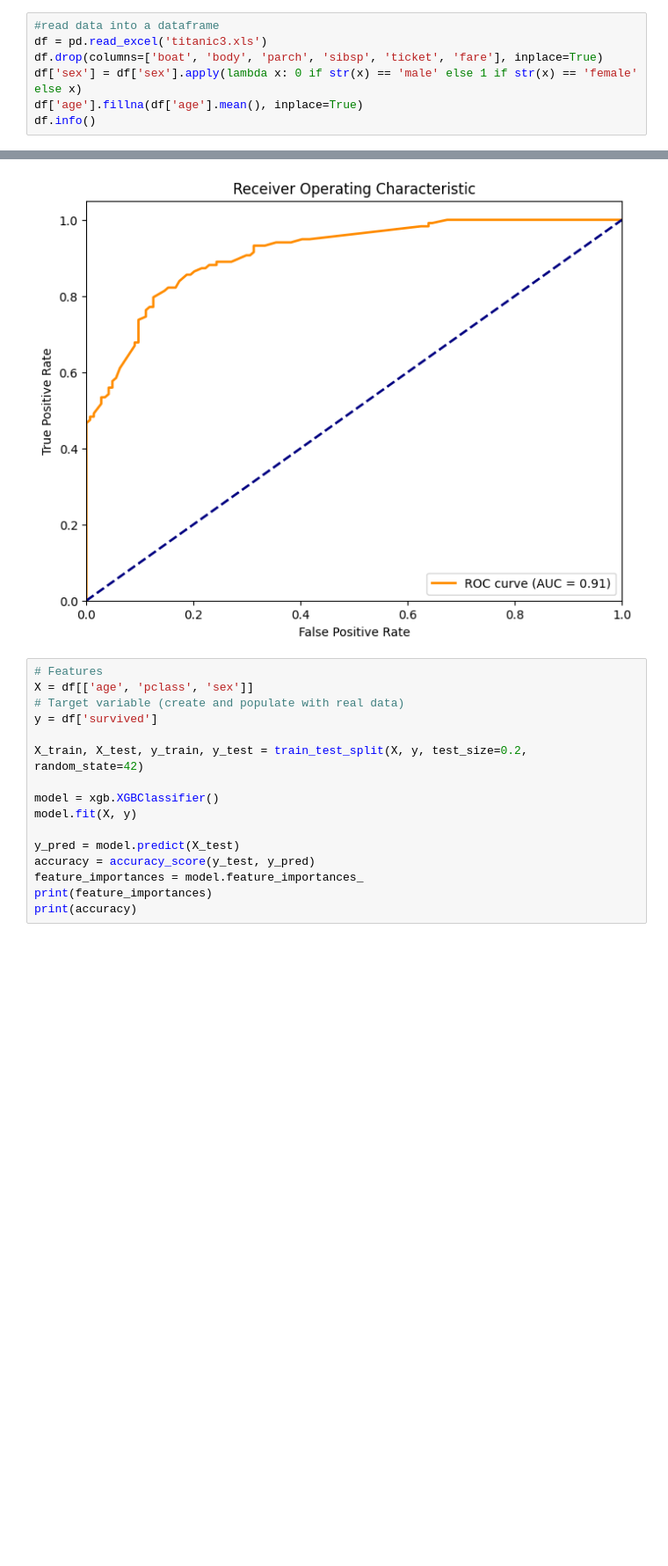
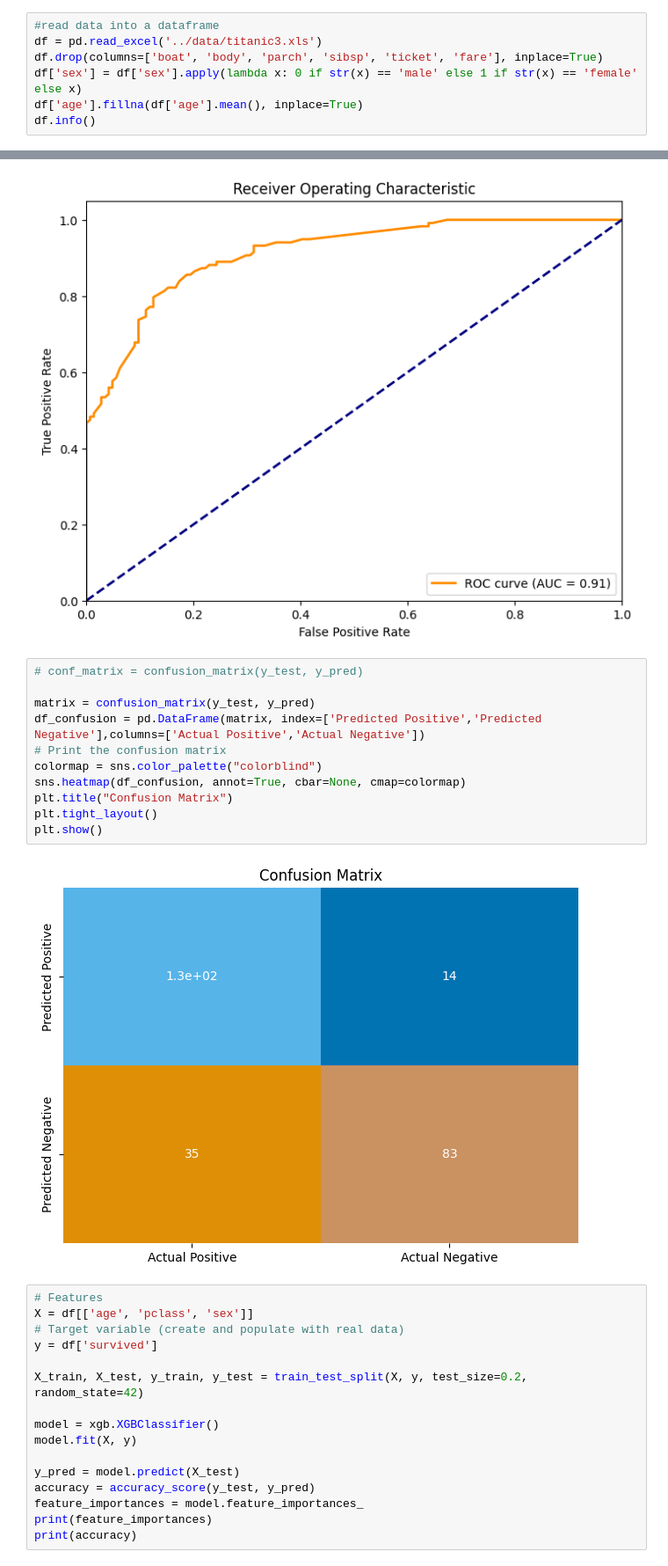
Before and after one commit to HannahCimene/TrioData_Masters, a Jupyter notebook: titanic/sandbox/titanic_jeffrey1.ipynb, the cells around one changed output, grey strips where cells are left out. Shown at 88% size. Drawn from its saved outputs; the diff is of its cells as text; blank space fills up the shorter version.

Commit message:
confusion matrix

```diff
--- a/titanic/sandbox/titanic_jeffrey1.ipynb
+++ b/titanic/sandbox/titanic_jeffrey1.ipynb
@@ -19,6 +20,6 @@ from sklearn.ensemble import GradientBoostingClassifier
 # %%
 #read data into a dataframe
-df = pd.read_excel('titanic3.xls')
+df = pd.read_excel('../data/titanic3.xls')
 df.drop(columns=['boat', 'body', 'parch', 'sibsp', 'ticket', 'fare'], inplace=True)
 df['sex'] = df['sex'].apply(lambda x: 0 if str(x) == 'male' else 1 if str(x) == 'female' else x)
 df['age'].fillna(df['age'].mean(), inplace=True)
@@ -125,6 +126,19 @@ plt.legend(loc='lower right')
 plt.show()
 # %% [output]
 [figure]
+# %%
+# conf_matrix = confusion_matrix(y_test, y_pred)
+
+matrix = confusion_matrix(y_test, y_pred)
+df_confusion = pd.DataFrame(matrix, index=['Predicted Positive','Predicted Negative'],columns=['Actual Positive','Actual Negative'])
+# Print the confusion matrix
+colormap = sns.color_palette("colorblind")
+sns.heatmap(df_confusion, annot=True, cbar=None, cmap=colormap)
+plt.title("Confusion Matrix")
+plt.tight_layout()
+plt.show()
+# %% [output]
+[figure, added]
 # %%
 # Features
 X = df[['age', 'pclass', 'sex']]
```
Also changed, not shown: parts of 1 cell of this notebook, 1 other file.
